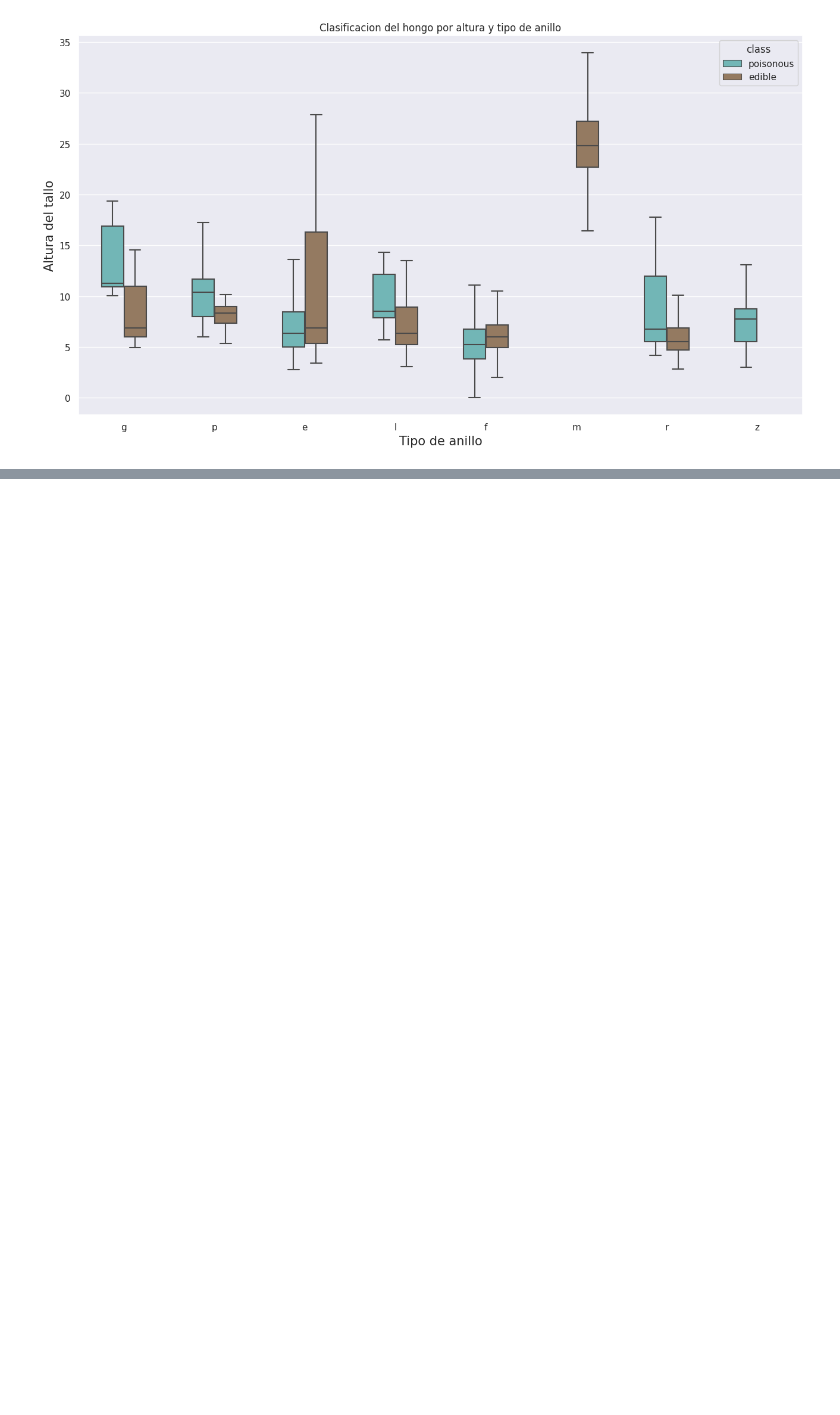
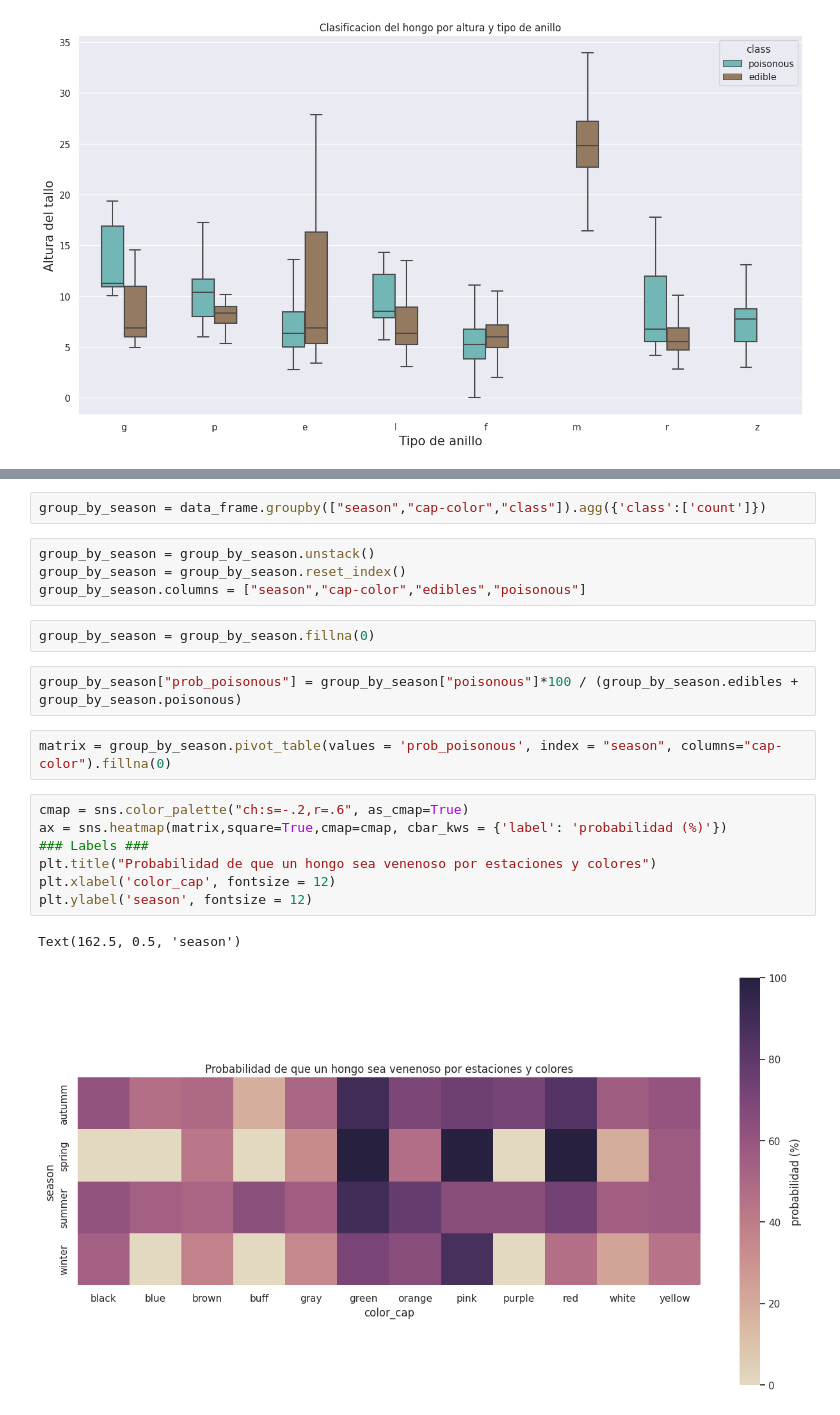
Before and after one commit to LucasVCorrea/Data-Science, a Jupyter notebook: mushrooms_analisis/analisis_exploratorio_plots.ipynb, the cells around one changed output, grey strips where cells are left out. Saved outputs shown, nothing was run; the diff lists cells and outputs as text; blank space fills up the shorter version.

```diff
--- a/mushrooms_analisis/analisis_exploratorio_plots.ipynb
+++ b/mushrooms_analisis/analisis_exploratorio_plots.ipynb
@@ -194,0 +246,22 @@ Text(0, 0.5, 'Altura del tallo')
+# %%
+group_by_season = data_frame.groupby(["season","cap-color","class"]).agg({'class':['count']})
+# %%
+group_by_season = group_by_season.unstack()
+group_by_season = group_by_season.reset_index()
+group_by_season.columns = ["season","cap-color","edibles","poisonous"]
+# %%
+group_by_season = group_by_season.fillna(0)
+# %%
+group_by_season["prob_poisonous"] = group_by_season["poisonous"]*100 / (group_by_season.edibles + group_by_season.poisonous)
+# %%
+matrix = group_by_season.pivot_table(values = 'prob_poisonous', index = "season", columns="cap-color").fillna(0)
+# %%
+cmap = sns.color_palette("ch:s=-.2,r=.6", as_cmap=True)
+ax = sns.heatmap(matrix,square=True,cmap=cmap, cbar_kws = {'label': 'probabilidad (%)'})
+### Labels ###
+plt.title("Probabilidad de que un hongo sea venenoso por estaciones y colores")
+plt.xlabel('color_cap', fontsize = 12)
+plt.ylabel('season', fontsize = 12)
+# %% [output]
+Text(162.5, 0.5, 'season')
+[figure, added]
```
Also changed, not shown: parts of 13 cells of this notebook.
